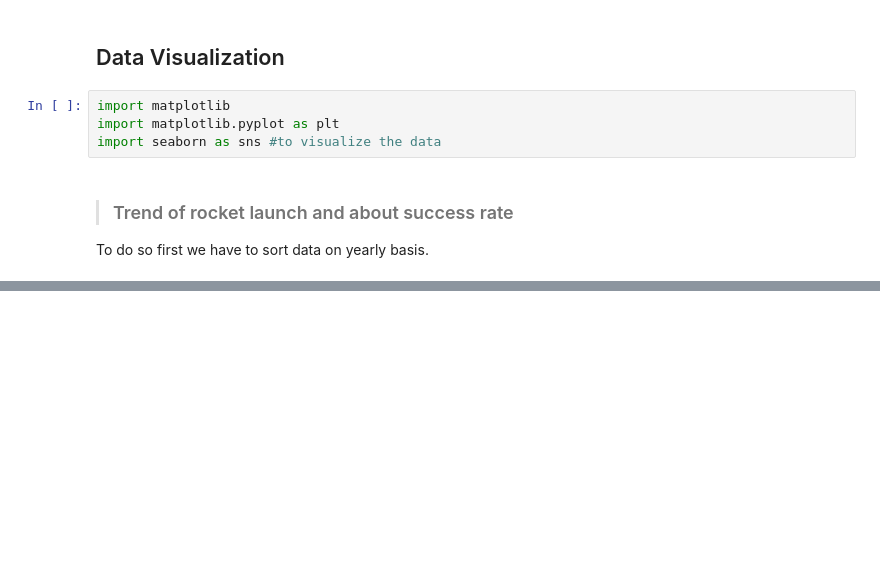
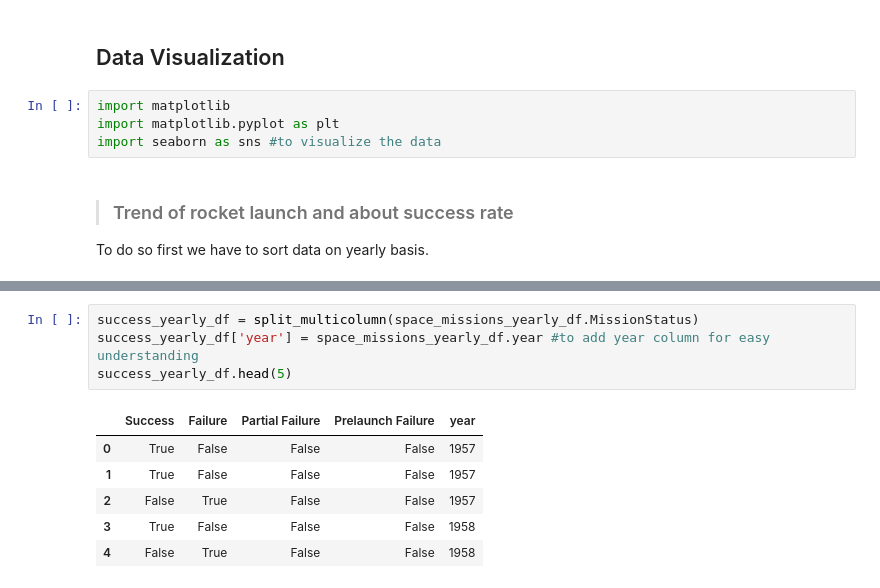
Before and after one commit to Jappreet-Singh/Jappreet-Singh, a Jupyter notebook: space-missions.ipynb, the cells around one changed output, grey strips where cells are left out. Cells and saved outputs as stored; diff of their text form; blank space fills up the shorter version.

```diff
--- a/space-missions.ipynb
+++ b/space-missions.ipynb
@@ -160,0 +182,11 @@ dtype: int64
+# %%
+success_yearly_df = split_multicolumn(space_missions_yearly_df.MissionStatus)
+success_yearly_df['year'] = space_missions_yearly_df.year #to add year column for easy understanding
+success_yearly_df.head(5)
+# %% [output]
+|  | Success | Failure | Partial Failure | Prelaunch Failure | year |
+| 0 | True | False | False | False | 1957 |
+| 1 | True | False | False | False | 1957 |
+| 2 | False | True | False | False | 1957 |
+| 3 | True | False | False | False | 1958 |
+| 4 | False | True | False | False | 1958 |
```
Also changed, not shown: parts of 9 cells of this notebook.
